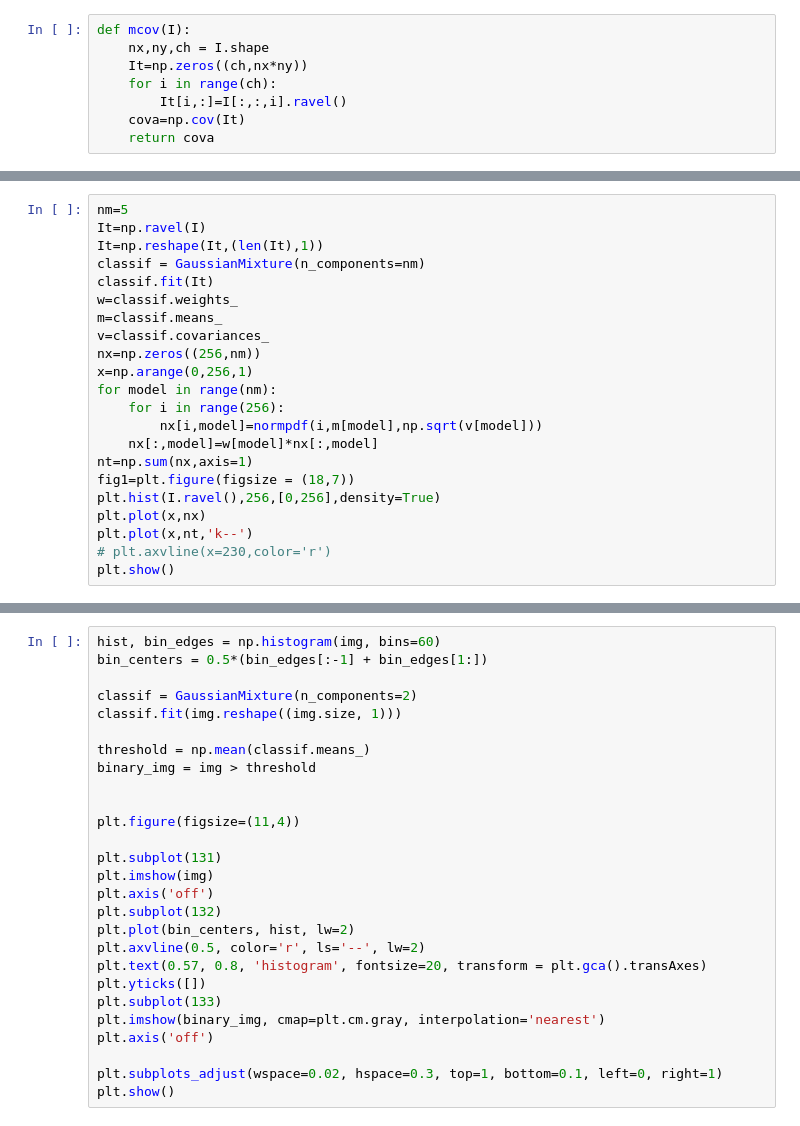
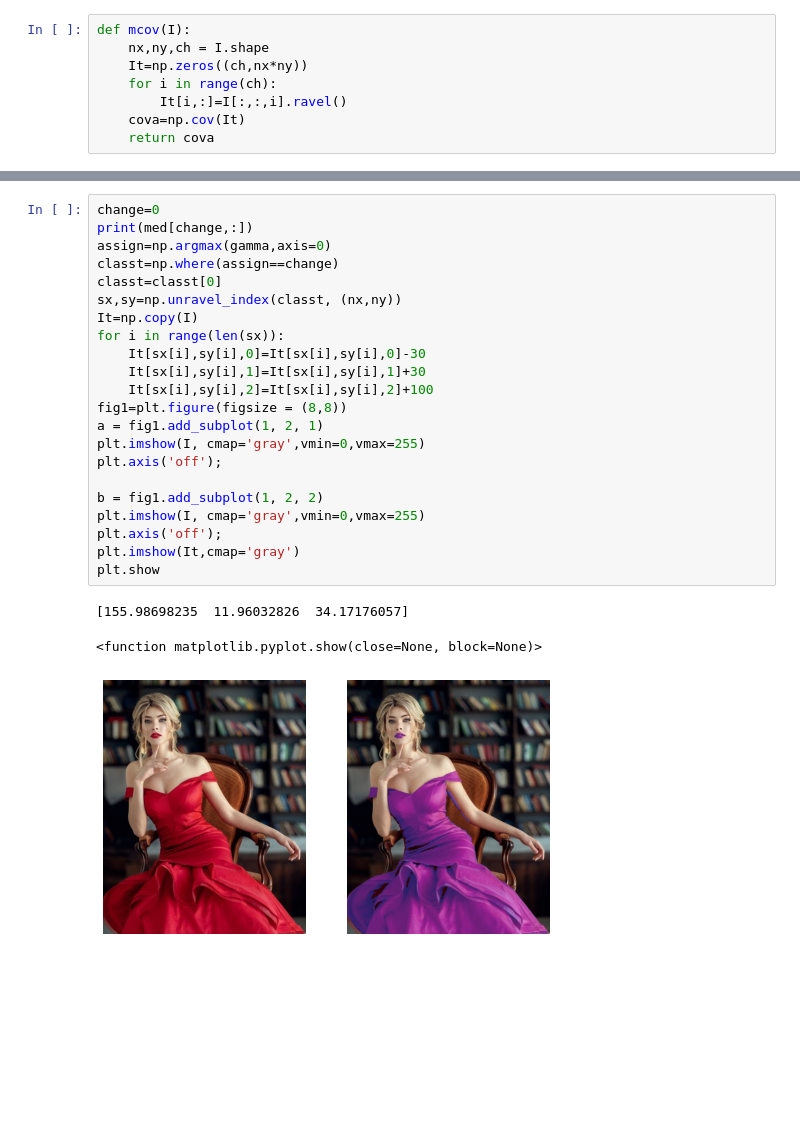
Before and after one commit to IgnacioArellano/Images_processing_using_python, a Jupyter notebook: GMM_color.ipynb, the cells around one changed output, grey strips where cells are left out. Cells and saved outputs as stored; diff of their text form; blank space fills up the shorter version.

```diff
--- a/GMM_color.ipynb
+++ b/GMM_color.ipynb
@@ -80,22 +118,0 @@ SyntaxError: invalid syntax (<ipython-input-18-9e4cce3223fb>, line 2)
-# %%
-nm=5
-It=np.ravel(I)
-It=np.reshape(It,(len(It),1))
-classif = GaussianMixture(n_components=nm)
-classif.fit(It)
-w=classif.weights_
-m=classif.means_
-v=classif.covariances_
-nx=np.zeros((256,nm))
-x=np.arange(0,256,1)
-for model in range(nm):
-    for i in range(256):
-        nx[i,model]=normpdf(i,m[model],np.sqrt(v[model]))
-    nx[:,model]=w[model]*nx[:,model]
-nt=np.sum(nx,axis=1)
-fig1=plt.figure(figsize = (18,7))
-plt.hist(I.ravel(),256,[0,256],density=True)
-plt.plot(x,nx)
-plt.plot(x,nt,'k--')
-# plt.axvline(x=230,color='r')
-plt.show()
@@ -117,27 +119,26 @@ print(img.shape)
-# %%
-hist, bin_edges = np.histogram(img, bins=60)
-bin_centers = 0.5*(bin_edges[:-1] + bin_edges[1:])
-
-classif = GaussianMixture(n_components=2)
-classif.fit(img.reshape((img.size, 1)))
-
-threshold = np.mean(classif.means_)
-binary_img = img > threshold
-
-
-plt.figure(figsize=(11,4))
-
-plt.subplot(131)
-plt.imshow(img)
-plt.axis('off')
-plt.subplot(132)
-plt.plot(bin_centers, hist, lw=2)
-plt.axvline(0.5, color='r', ls='--', lw=2)
-plt.text(0.57, 0.8, 'histogram', fontsize=20, transform = plt.gca().transAxes)
-plt.yticks([])
-plt.subplot(133)
-plt.imshow(binary_img, cmap=plt.cm.gray, interpolation='nearest')
-plt.axis('off')
-
-plt.subplots_adjust(wspace=0.02, hspace=0.3, top=1, bottom=0.1, left=0, right=1)
-plt.show()
+# %%
+change=0
+print(med[change,:])
+assign=np.argmax(gamma,axis=0)
+classt=np.where(assign==change)
+classt=classt[0]
+sx,sy=np.unravel_index(classt, (nx,ny))
+It=np.copy(I)
+for i in range(len(sx)):
+    It[sx[i],sy[i],0]=It[sx[i],sy[i],0]-30
+    It[sx[i],sy[i],1]=It[sx[i],sy[i],1]+30
+    It[sx[i],sy[i],2]=It[sx[i],sy[i],2]+100
+fig1=plt.figure(figsize = (8,8))
+a = fig1.add_subplot(1, 2, 1)
+plt.imshow(I, cmap='gray',vmin=0,vmax=255)
+plt.axis('off');
+
+b = fig1.add_subplot(1, 2, 2)
+plt.imshow(I, cmap='gray',vmin=0,vmax=255)
+plt.axis('off');
+plt.imshow(It,cmap='gray')
+plt.show
+# %% [output]
+[155.98698235  11.96032826  34.17176057]
+<function matplotlib.pyplot.show(close=None, block=None)>
+[figure, added]
```
Also changed, not shown: parts of 6 cells of this notebook, 2 other files.
